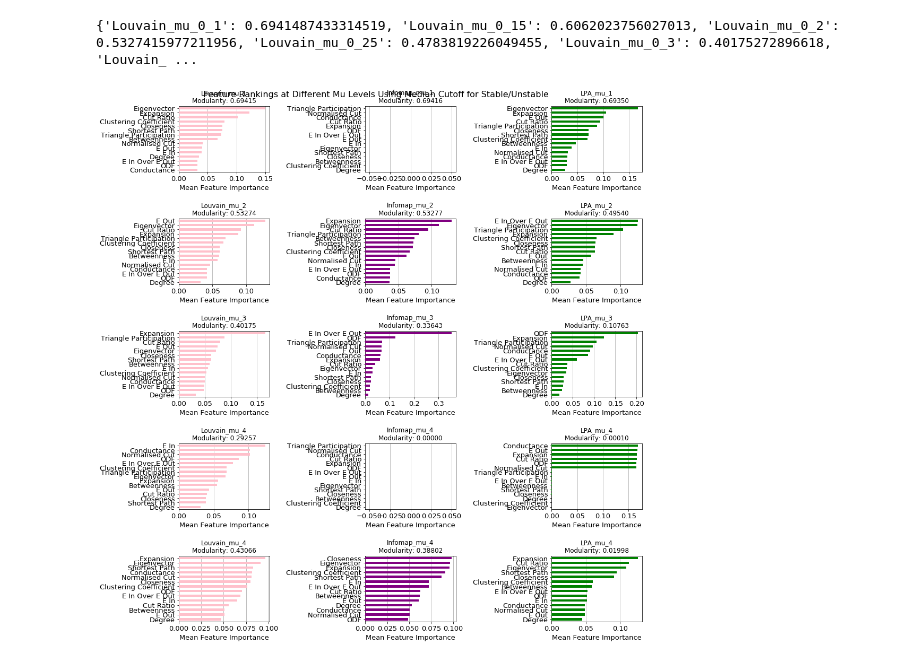
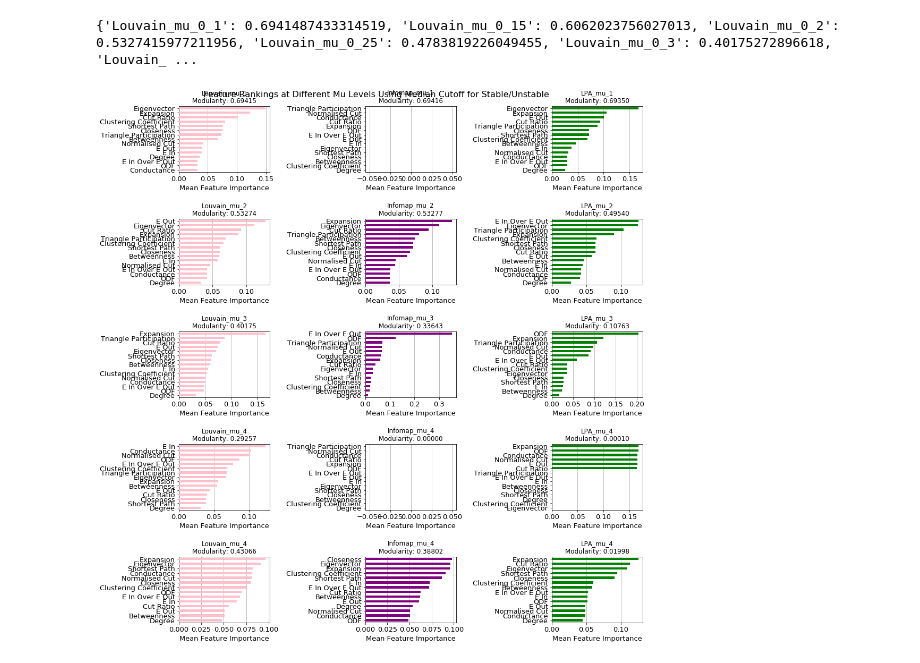
Before and after one commit to sophiefsadler/community_finding, a Jupyter notebook: Node_Feature_Experiments/8_experiments_by_mu_level.ipynb, the cells around one changed output. Cells and saved outputs as stored; diff of their text form; code cells hidden in the pictures.

```diff
--- a/Node_Feature_Experiments/8_experiments_by_mu_level.ipynb
+++ b/Node_Feature_Experiments/8_experiments_by_mu_level.ipynb
@@ -41,7 +41,7 @@ for alg in ['Louvain', 'Infomap', 'LPA']:
 cols = ['pink', 'purple', 'green']
 alg_cols = cols*5
 # %%
-fig = plt.figure(figsize=(30,50))
+fig = plt.figure(figsize=(50,50))
 for exp in range(15):
 
     X_train = pd.read_csv(X_train_locs[exp], index_col=0)
@@ -68,34 +68,34 @@ for exp in range(15):
 
             fold_count += 1
 
             folds = next(skf.split(data, labels), None)
 
             X_train_fold = data[folds[0], :]
             X_val_fold = data[folds[1], :]
             y_train_fold = labels[folds[0]]
             y_val_fold = labels[folds[1]]
 
             model = rf.fit(X_train_fold, y_train_fold)
             predictions = rf.predict(X_val_fold)
 
             accuracy_scores.append(metrics.accuracy_score(y_val_fold, predictions))
 
             row = {"run": fold_count}
             for j, feature in enumerate(feature_list):
                 row[feature] = rf.feature_importances_[j]
             rows.append(row)
     df_importances = pd.DataFrame(rows).set_index("run")
     feature_ranking = df_importances.mean().sort_values(ascending=False)
     ax = fig.add_subplot(5,3,exp+1)
     alg_col = alg_cols[exp]
     feature_ranking[::-1].plot.barh(fontsize=13, figsize=(15,15), color=alg_col, zorder=3)
     ax.set_xlabel("Mean Feature Importance", fontsize=13)
     ax.set_title(titles[exp])
     ax.xaxis.grid()
 fig.suptitle('Feature Rankings at Different Mu Levels Using Median Cutoff for Stable/Unstable', fontsize=16)
 fig.tight_layout(pad=2)
 # %% [output]
-[figure, old version]
+[figure, new version]
 # %%
 X_train_locs = []
 y_train_locs = []
```
Also changed, not shown: parts of 1 cell of this notebook, 1 other file.
